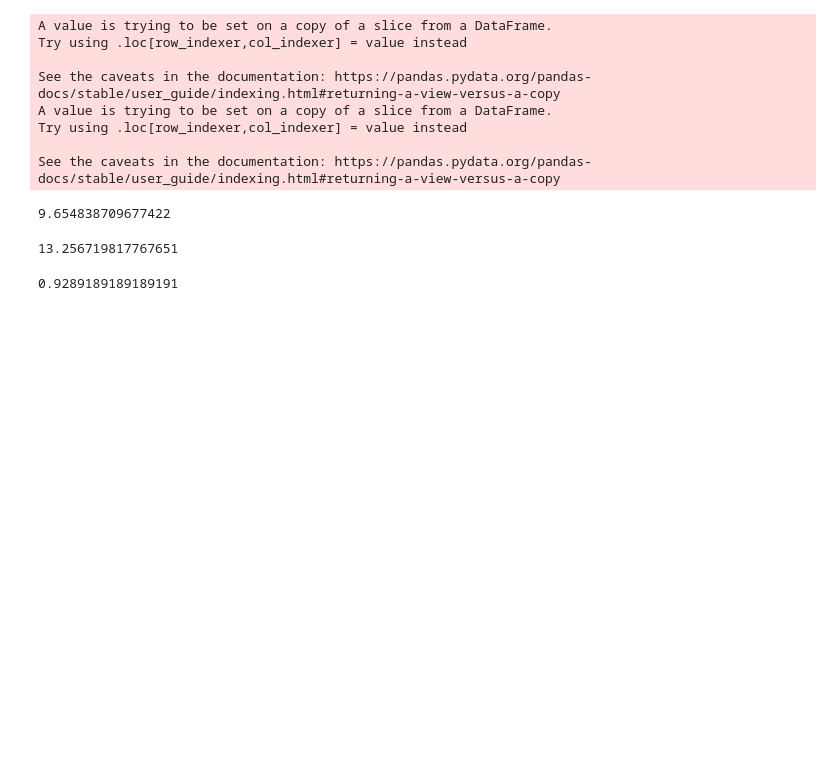
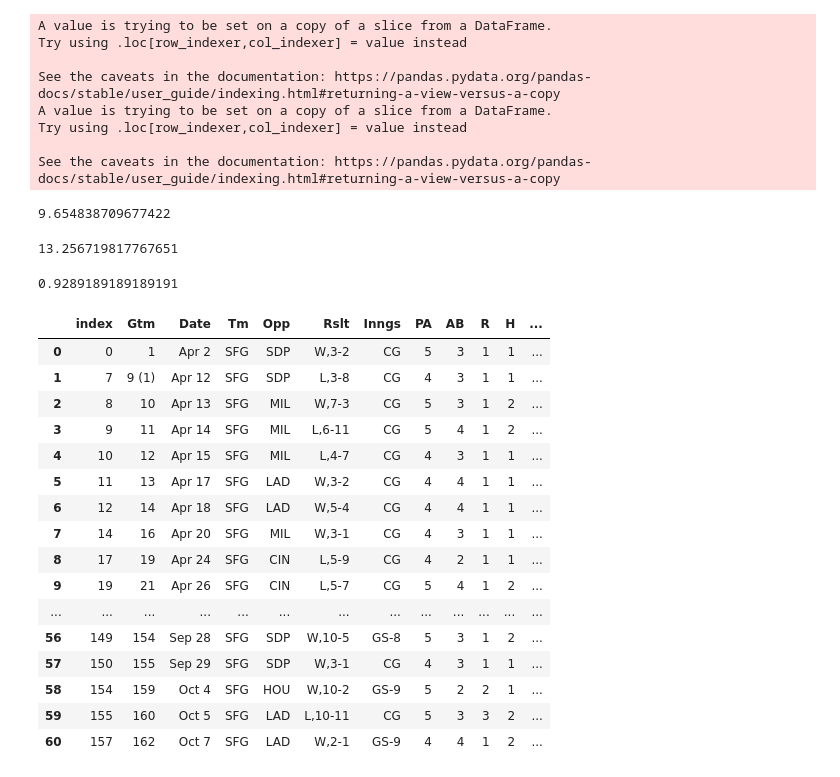
Before and after one commit to bryan-baker/winning-pace-yankees, a Jupyter notebook: HR Pace (Judge 2022).ipynb, the cells around one changed output. Saved outputs shown, nothing was run; the diff lists cells and outputs as text; code cells hidden in the pictures; blank space fills up the shorter version.

```diff
--- a/HR Pace (Judge 2022).ipynb
+++ b/HR Pace (Judge 2022).ipynb
@@ -431,3 +424,23 @@ pre1969['Championship WPA (cWPA)'].mean()
 hr_judge.aLI.mean()
 # %% [output]
 0.9289189189189191
+# %%
+hr_bonds
+# %% [output]
+|  | index | Gtm | Date | Tm | Opp | Rslt | Inngs | PA | AB | R | H | ... |
+| 0 | 0 | 1 | Apr 2 | SFG | SDP | W,3-2 | CG | 5 | 3 | 1 | 1 | ... |
+| 1 | 7 | 9 (1) | Apr 12 | SFG | SDP | L,3-8 | CG | 4 | 3 | 1 | 1 | ... |
+| 2 | 8 | 10 | Apr 13 | SFG | MIL | W,7-3 | CG | 5 | 3 | 1 | 2 | ... |
+| 3 | 9 | 11 | Apr 14 | SFG | MIL | L,6-11 | CG | 5 | 4 | 1 | 2 | ... |
+| 4 | 10 | 12 | Apr 15 | SFG | MIL | L,4-7 | CG | 4 | 3 | 1 | 1 | ... |
+| 5 | 11 | 13 | Apr 17 | SFG | LAD | W,3-2 | CG | 4 | 4 | 1 | 1 | ... |
+| 6 | 12 | 14 | Apr 18 | SFG | LAD | W,5-4 | CG | 4 | 4 | 1 | 1 | ... |
+| 7 | 14 | 16 | Apr 20 | SFG | MIL | W,3-1 | CG | 4 | 3 | 1 | 1 | ... |
+| 8 | 17 | 19 | Apr 24 | SFG | CIN | L,5-9 | CG | 4 | 2 | 1 | 1 | ... |
+| 9 | 19 | 21 | Apr 26 | SFG | CIN | L,5-7 | CG | 5 | 4 | 1 | 2 | ... |
+| ... | ... | ... | ... | ... | ... | ... | ... | ... | ... | ... | ... | ... |
+| 56 | 149 | 154 | Sep 28 | SFG | SDP | W,10-5 | GS-8 | 5 | 3 | 1 | 2 | ... |
+| 57 | 150 | 155 | Sep 29 | SFG | SDP | W,3-1 | CG | 4 | 3 | 1 | 1 | ... |
+| 58 | 154 | 159 | Oct 4 | SFG | HOU | W,10-2 | GS-9 | 5 | 2 | 2 | 1 | ... |
+| 59 | 155 | 160 | Oct 5 | SFG | LAD | L,10-11 | CG | 5 | 3 | 3 | 2 | ... |
+| 60 | 157 | 162 | Oct 7 | SFG | LAD | W,2-1 | GS-9 | 4 | 4 | 1 | 2 | ... |
```
Also changed, not shown: parts of 5 cells of this notebook, 11 other files.
